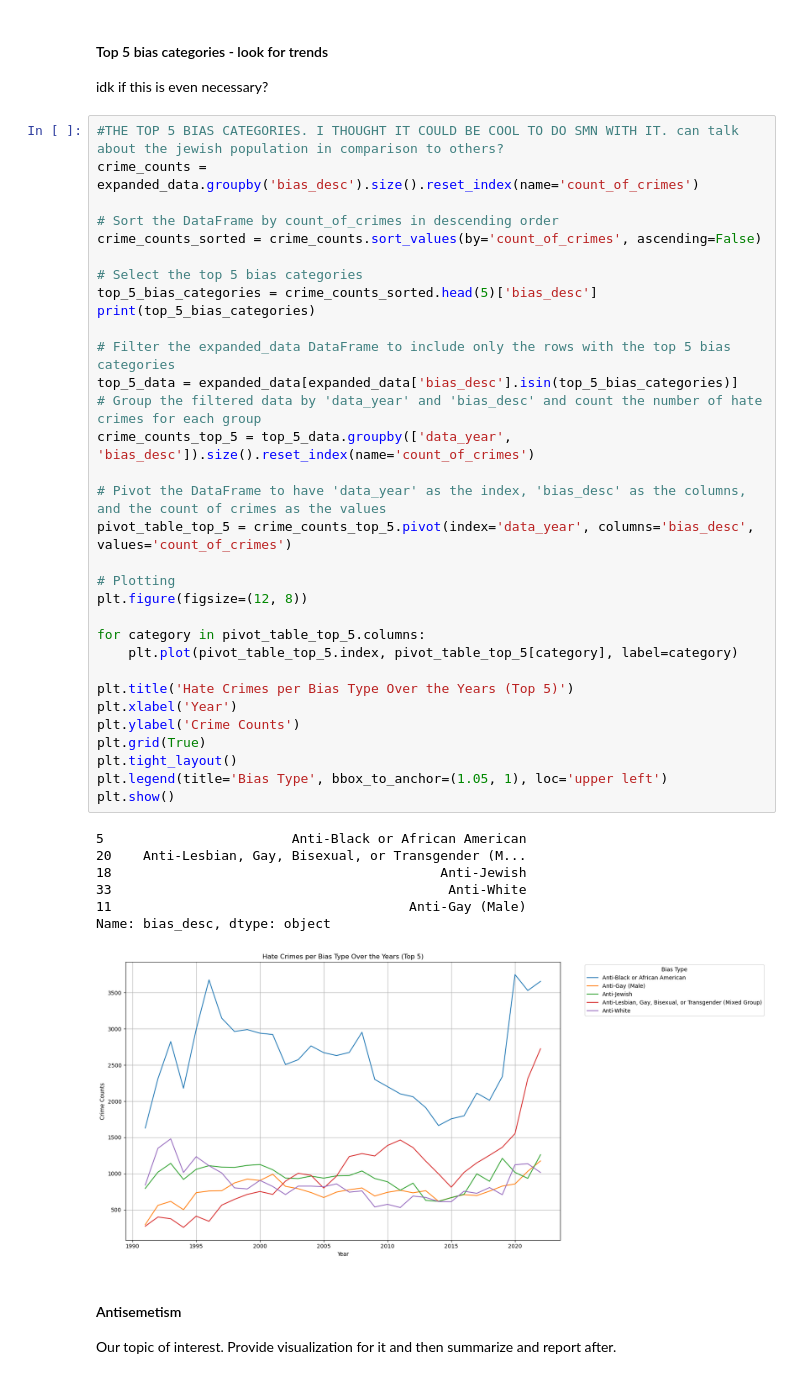
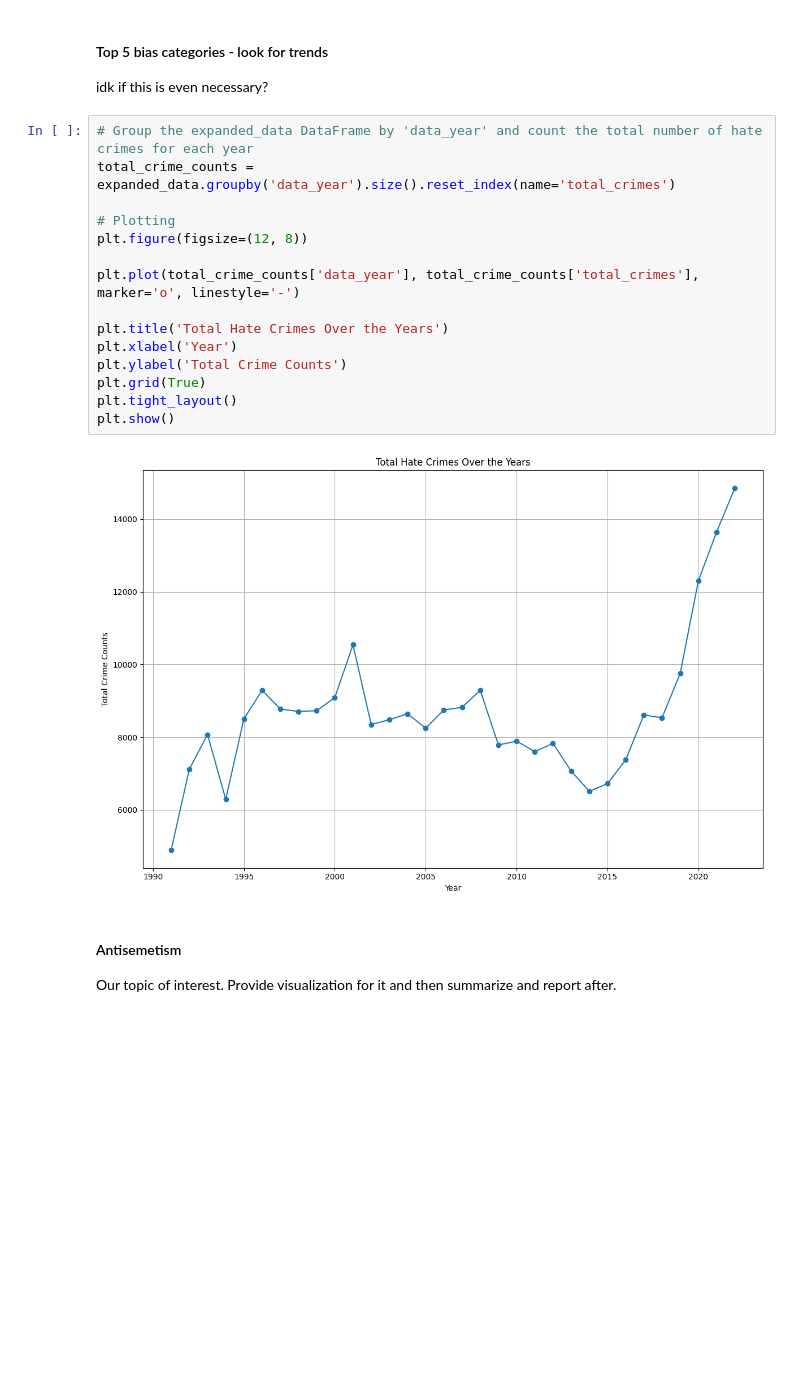
Before and after one commit to e-sider/cmsc320-final, a Jupyter notebook: newer_final_tutorial.ipynb, the cells around one changed output. Drawn from its saved outputs; the diff is of its cells as text; blank space fills up the shorter version.

```diff
--- a/newer_final_tutorial.ipynb
+++ b/newer_final_tutorial.ipynb
@@ -150,46 +170,23 @@ plt.show()
 # %% [markdown]
 #### Top 5 bias categories - look for trends
 idk if this is even necessary?
-# %%
-#THE TOP 5 BIAS CATEGORIES. I THOUGHT IT COULD BE COOL TO DO SMN WITH IT. can talk about the jewish population in comparison to others?
-crime_counts = expanded_data.groupby('bias_desc').size().reset_index(name='count_of_crimes')
-
-# Sort the DataFrame by count_of_crimes in descending order
-crime_counts_sorted = crime_counts.sort_values(by='count_of_crimes', ascending=False)
-
-# Select the top 5 bias categories
-top_5_bias_categories = crime_counts_sorted.head(5)['bias_desc']
-print(top_5_bias_categories)
-
-# Filter the expanded_data DataFrame to include only the rows with the top 5 bias categories
-top_5_data = expanded_data[expanded_data['bias_desc'].isin(top_5_bias_categories)]
-# Group the filtered data by 'data_year' and 'bias_desc' and count the number of hate crimes for each group
-crime_counts_top_5 = top_5_data.groupby(['data_year', 'bias_desc']).size().reset_index(name='count_of_crimes')
-
-# Pivot the DataFrame to have 'data_year' as the index, 'bias_desc' as the columns, and the count of crimes as the values
-pivot_table_top_5 = crime_counts_top_5.pivot(index='data_year', columns='bias_desc', values='count_of_crimes')
-
-# Plotting
-plt.figure(figsize=(12, 8))
-
-for category in pivot_table_top_5.columns:
-    plt.plot(pivot_table_top_5.index, pivot_table_top_5[category], label=category)
-
-plt.title('Hate Crimes per Bias Type Over the Years (Top 5)')
-plt.xlabel('Year')
-plt.ylabel('Crime Counts')
-plt.grid(True)
-plt.tight_layout()
-plt.legend(title='Bias Type', bbox_to_anchor=(1.05, 1), loc='upper left')
-plt.show()
-# %% [output]
-5                        Anti-Black or African American
-20    Anti-Lesbian, Gay, Bisexual, or Transgender (M...
-18                                          Anti-Jewish
-33                                           Anti-White
-11                                      Anti-Gay (Male)
-Name: bias_desc, dtype: object
-[figure, removed]
+# %%
+# Group the expanded_data DataFrame by 'data_year' and count the total number of hate crimes for each year
+total_crime_counts = expanded_data.groupby('data_year').size().reset_index(name='total_crimes')
+
+# Plotting
+plt.figure(figsize=(12, 8))
+
+plt.plot(total_crime_counts['data_year'], total_crime_counts['total_crimes'], marker='o', linestyle='-')
+
+plt.title('Total Hate Crimes Over the Years')
+plt.xlabel('Year')
+plt.ylabel('Total Crime Counts')
+plt.grid(True)
+plt.tight_layout()
+plt.show()
+# %% [output]
+[figure, added]
 # %% [markdown]
 #### Antisemetism
 
```
Also changed, not shown: parts of 5 cells of this notebook.
